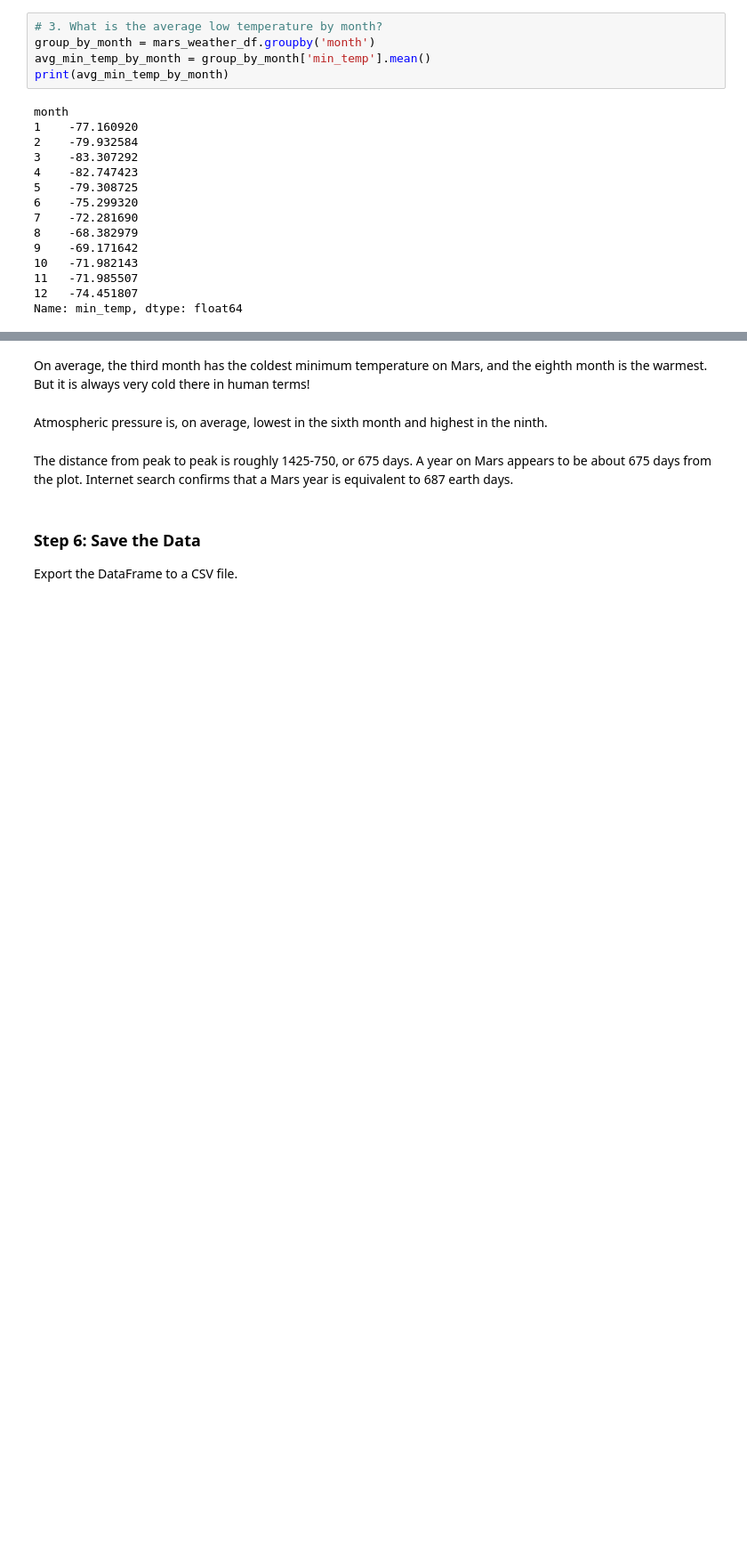
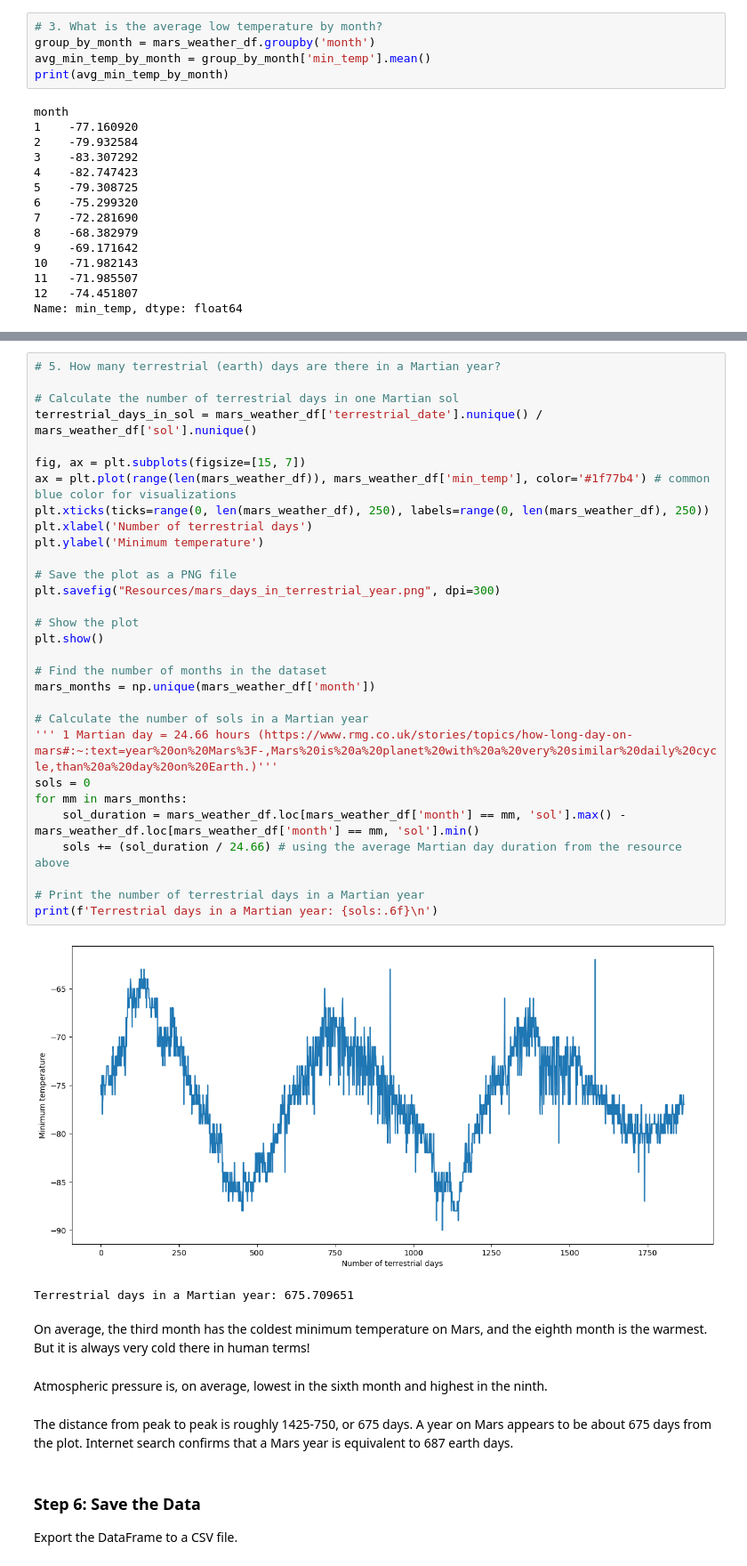
Before and after one commit to aglantzrbc/data-scraping-challenge, a Jupyter notebook: part_2_mars_weather.ipynb, the cells around one changed output, grey strips where cells are left out. Shown at 89% size. Cells and saved outputs as stored; diff of their text form; blank space fills up the shorter version.

```diff
--- a/part_2_mars_weather.ipynb
+++ b/part_2_mars_weather.ipynb
@@ -207,3 +293,36 @@ Name: pressure, dtype: float64
+# %%
+# 5. How many terrestrial (earth) days are there in a Martian year?
+
+# Calculate the number of terrestrial days in one Martian sol
+terrestrial_days_in_sol = mars_weather_df['terrestrial_date'].nunique() / mars_weather_df['sol'].nunique()
+
+fig, ax = plt.subplots(figsize=[15, 7])
+ax = plt.plot(range(len(mars_weather_df)), mars_weather_df['min_temp'], color='#1f77b4') # common blue color for visualizations
+plt.xticks(ticks=range(0, len(mars_weather_df), 250), labels=range(0, len(mars_weather_df), 250))
+plt.xlabel('Number of terrestrial days')
+plt.ylabel('Minimum temperature')
+
+# Save the plot as a PNG file
+plt.savefig("Resources/mars_days_in_terrestrial_year.png", dpi=300)
+
+# Show the plot
+plt.show()
+
+# Find the number of months in the dataset
+mars_months = np.unique(mars_weather_df['month'])
+
+# Calculate the number of sols in a Martian year
+''' 1 Martian day = 24.66 hours (https://www.rmg.co.uk/stories/topics/how-long-day-on-mars#:~:text=year%20on%20Mars%3F-,Mars%20is%20a%20planet%20with%20a%20very%20similar%20daily%20cycle,than%20a%20day%20on%20Earth.)'''
+sols = 0
+for mm in mars_months:
+    sol_duration = mars_weather_df.loc[mars_weather_df['month'] == mm, 'sol'].max() - mars_weather_df.loc[mars_weather_df['month'] == mm, 'sol'].min()
+    sols += (sol_duration / 24.66) # using the average Martian day duration from the resource above
+
+# Print the number of terrestrial days in a Martian year
+print(f'Terrestrial days in a Martian year: {sols:.6f}\n')
+# %% [output]
+[figure, added]
+Terrestrial days in a Martian year: 675.709651
 # %% [markdown]
 On average, the third month has the coldest minimum temperature on Mars, and the eighth month is the warmest. But it is always very cold there in human terms!
 # %% [markdown]
```
Also changed, not shown: parts of 15 cells of this notebook, 5 other files.
